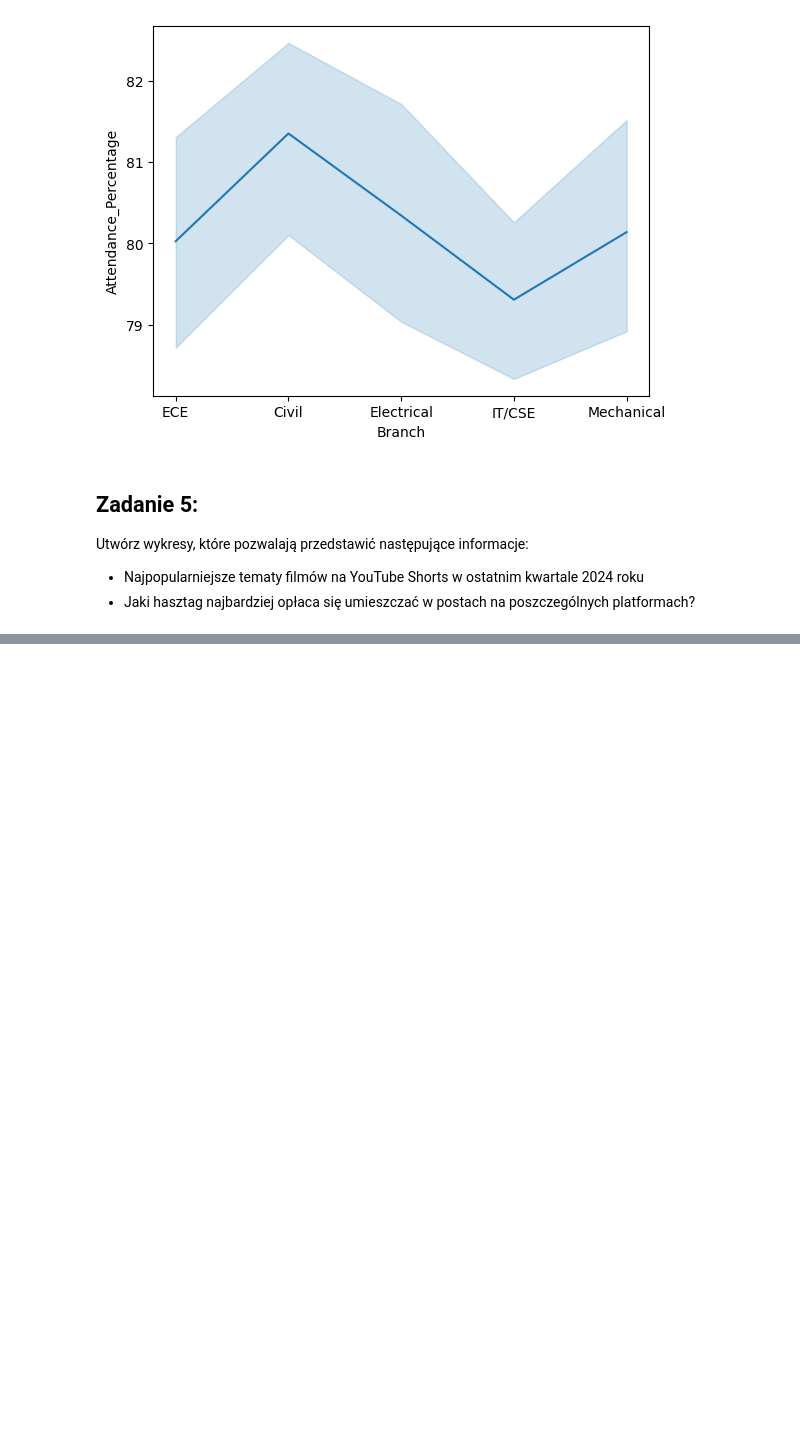
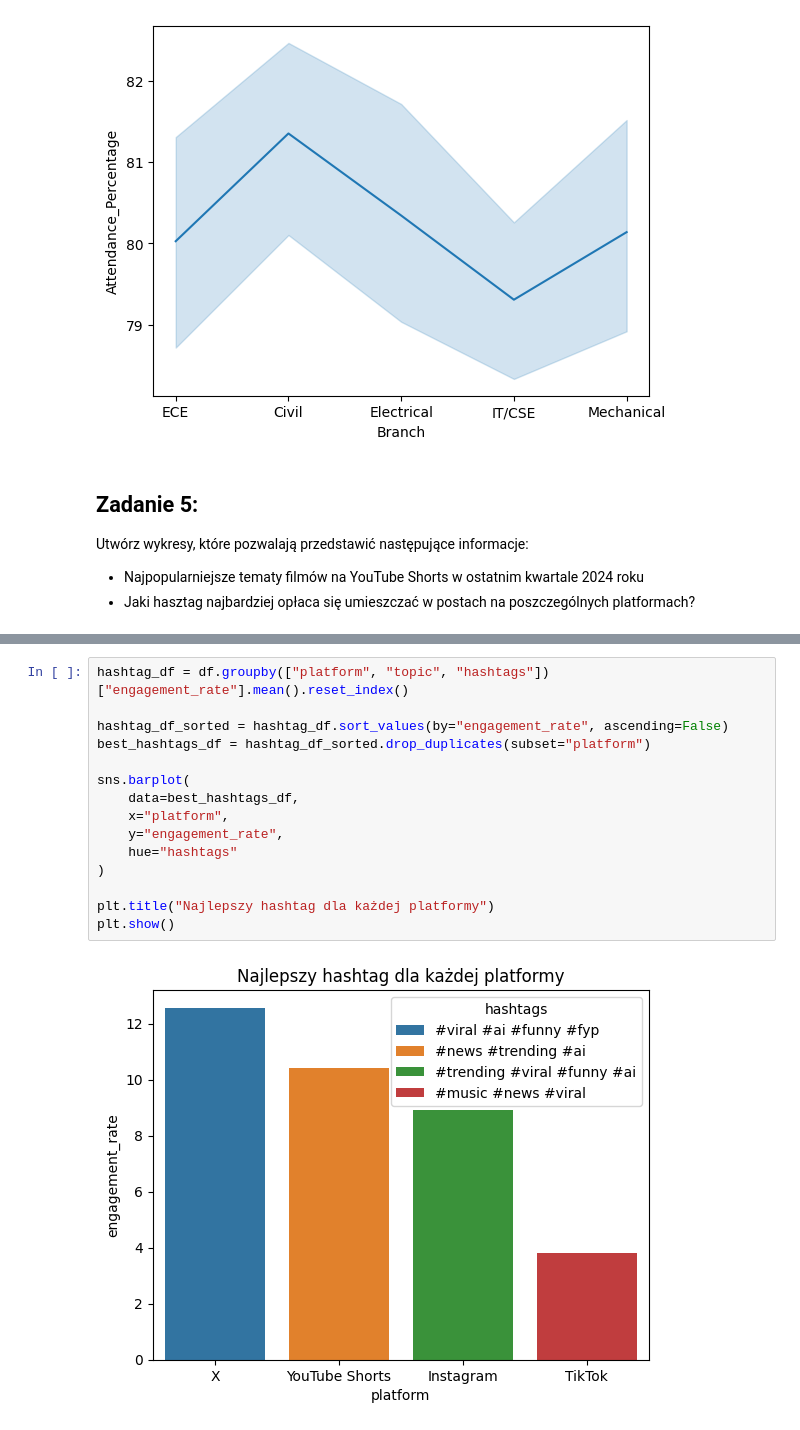
Before and after one commit to Zajecia-na-PWr-LR/lista-1-altMIchal, a Jupyter notebook: UczenieMaszynowe_25_26_Lista1.ipynb, the cells around one changed output, grey strips where cells are left out. Drawn from its saved outputs; the diff is of its cells as text; blank space fills up the shorter version.

```diff
--- a/UczenieMaszynowe_25_26_Lista1.ipynb
+++ b/UczenieMaszynowe_25_26_Lista1.ipynb
@@ -183,0 +193,17 @@ df.head()
+# %%
+hashtag_df = df.groupby(["platform", "topic", "hashtags"])["engagement_rate"].mean().reset_index()
+
+hashtag_df_sorted = hashtag_df.sort_values(by="engagement_rate", ascending=False)
+best_hashtags_df = hashtag_df_sorted.drop_duplicates(subset="platform")
+
+sns.barplot(
+    data=best_hashtags_df,
+    x="platform",
+    y="engagement_rate",
+    hue="hashtags"
+)
+
+plt.title("Najlepszy hashtag dla każdej platformy")
+plt.show()
+# %% [output]
+[figure, added]
```
Also changed, not shown: parts of 2 cells of this notebook.
